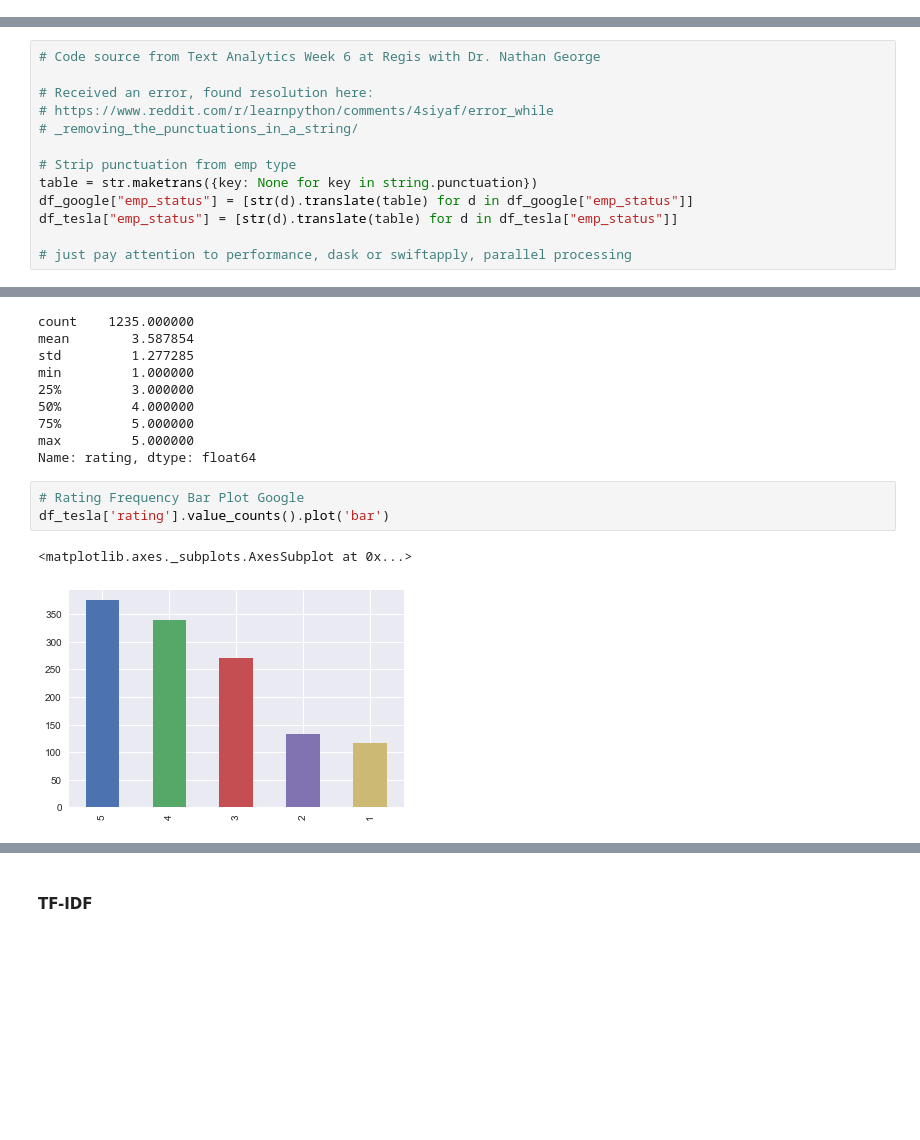
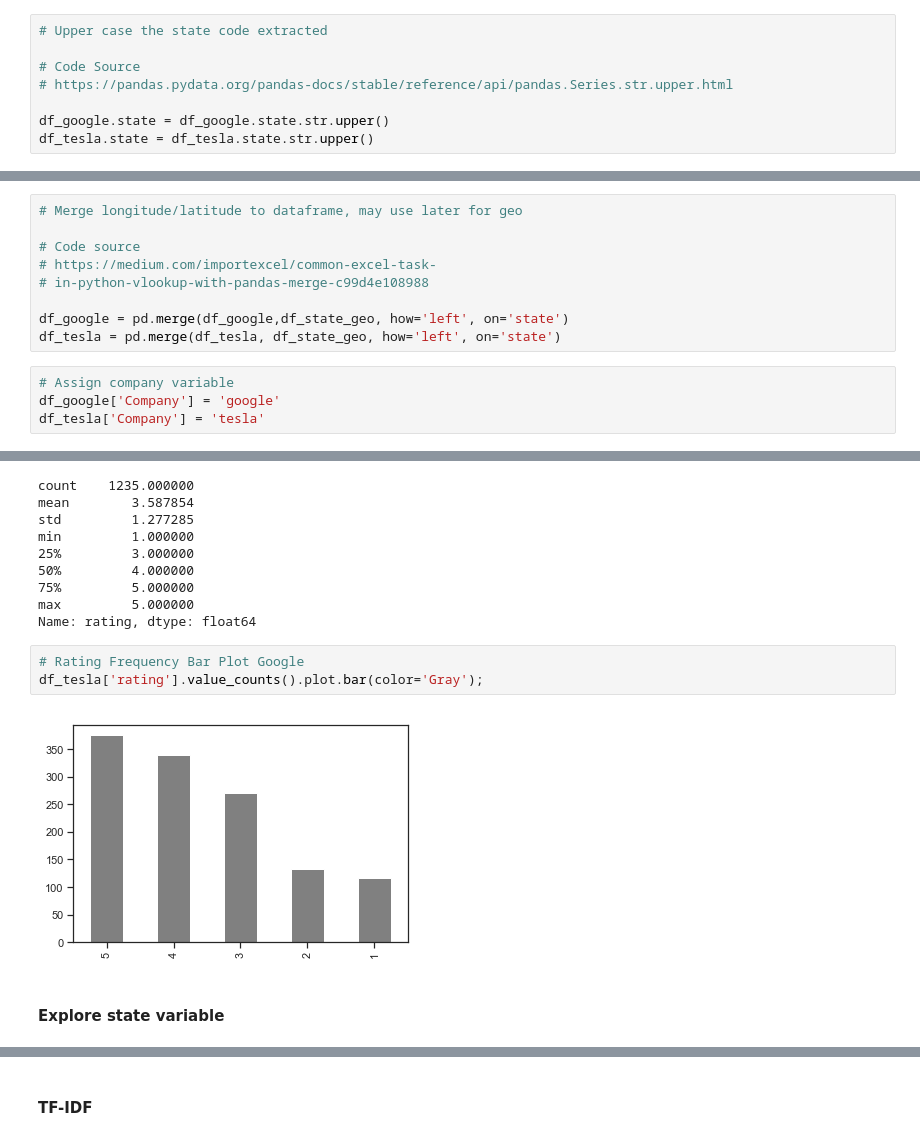
Before and after one commit to chris10davies/MSDS692-Data-Science-Practicum, a Jupyter notebook: reviews.ipynb, the cells around one changed output, grey strips where cells are left out. Drawn from its saved outputs; the diff is of its cells as text; blank space fills up the shorter version.

```diff
--- a/reviews.ipynb
+++ b/reviews.ipynb
@@ -166,2 +241,10 @@ Name: emp_status, dtype: int64
+# %%
+# Upper case the state code extracted
+
+# Code Source
+# https://pandas.pydata.org/pandas-docs/stable/reference/api/pandas.Series.str.upper.html
+
+df_google.state = df_google.state.str.upper()
+df_tesla.state = df_tesla.state.str.upper()
 # %%
 # Get a count of each employee status category
@@ -189,13 +269,0 @@ Name: emp_status, dtype: int64
-# %%
-# Code source from Text Analytics Week 6 at Regis with Dr. Nathan George
-
-# Received an error, found resolution here:
-# https://www.reddit.com/r/learnpython/comments/4siyaf/error_while
-# _removing_the_punctuations_in_a_string/
-
-# Strip punctuation from emp type
-table = str.maketrans({key: None for key in string.punctuation})
-df_google["emp_status"] = [str(d).translate(table) for d in df_google["emp_status"]]
-df_tesla["emp_status"] = [str(d).translate(table) for d in df_tesla["emp_status"]]
-
-# just pay attention to performance, dask or swiftapply, parallel processing
@@ -219,0 +348,13 @@ df_google.head(2)
+# %%
+# Merge longitude/latitude to dataframe, may use later for geo
+
+# Code source
+# https://medium.com/importexcel/common-excel-task-
+# in-python-vlookup-with-pandas-merge-c99d4e108988
+
+df_google = pd.merge(df_google,df_state_geo, how='left', on='state')
+df_tesla = pd.merge(df_tesla, df_state_geo, how='left', on='state')
+# %%
+# Assign company variable
+df_google['Company'] = 'google'
+df_tesla['Company'] = 'tesla'
@@ -290,7 +430,8 @@ max         5.000000
 Name: rating, dtype: float64
 # %%
 # Rating Frequency Bar Plot Google
-df_tesla['rating'].value_counts().plot('bar')
+df_tesla['rating'].value_counts().plot.bar(color='Gray');
 # %% [output]
-<matplotlib.axes._subplots.AxesSubplot at 0x...>
-[figure, old version]
+[figure, new version]
+# %% [markdown]
+#### Explore state variable
```
Also changed, not shown: parts of 144 cells of this notebook.
